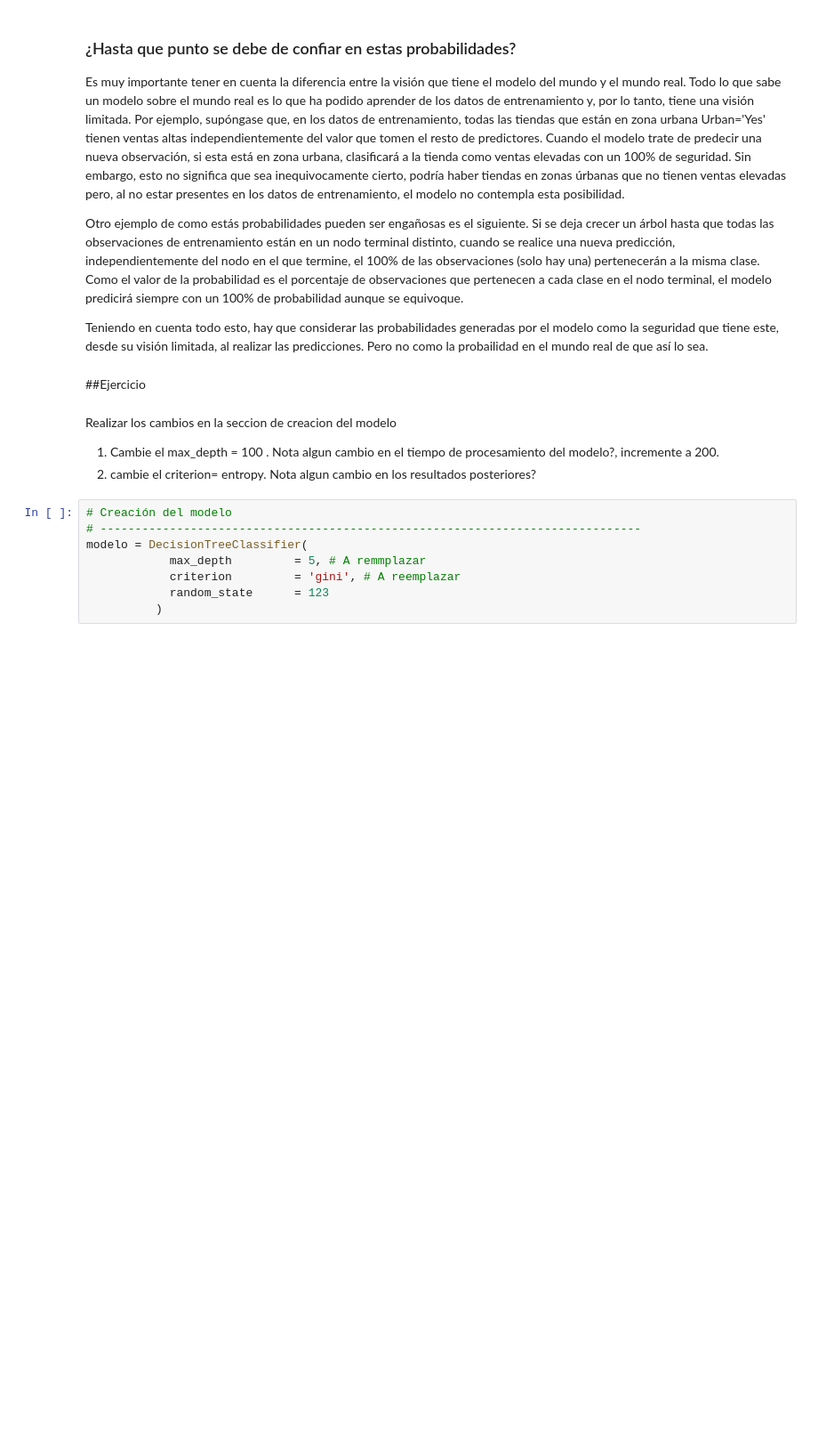
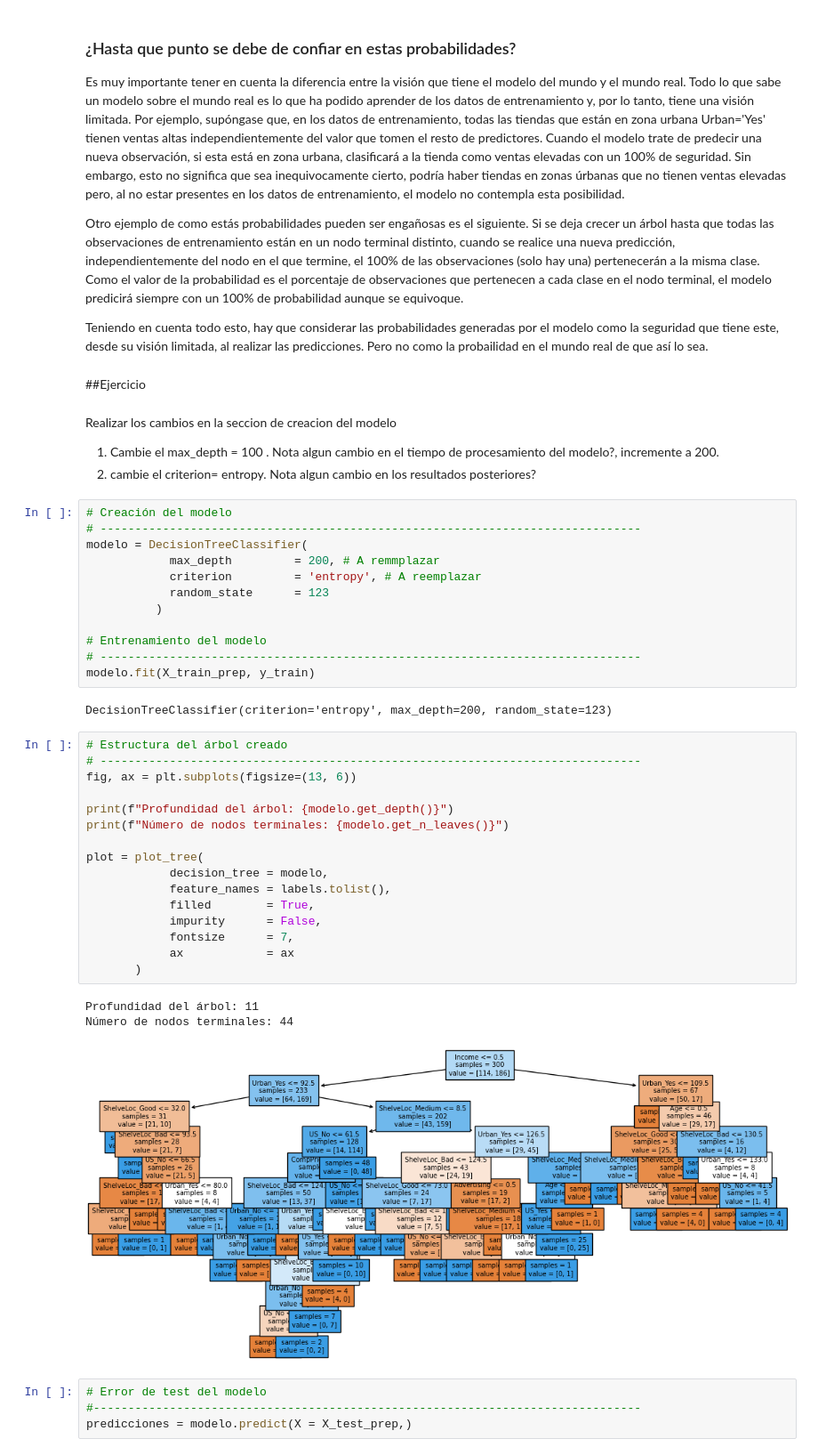
Before and after one commit to NicoapBol/DATA_SCIENCE_UPB_TASKS, a Jupyter notebook: 02 HW Code/017Unidad_5_Arboles_de_clasificación_y_predicción.ipynb, the cells around one changed output. Shown at 89% size. Saved outputs shown, nothing was run; the diff lists cells and outputs as text; blank space fills up the shorter version.

```diff
--- a/02 HW Code/017Unidad_5_Arboles_de_clasificación_y_predicción.ipynb
+++ b/02 HW Code/017Unidad_5_Arboles_de_clasificación_y_predicción.ipynb
@@ -389,7 +387,37 @@ Realizar los cambios en la seccion de creacion del modelo
 # Creación del modelo
 # ------------------------------------------------------------------------------
 modelo = DecisionTreeClassifier(
-            max_depth         = 5, # A remmplazar
-            criterion         = 'gini', # A reemplazar
+            max_depth         = 200, # A remmplazar
+            criterion         = 'entropy', # A reemplazar
             random_state      = 123
           )
+
+# Entrenamiento del modelo
+# ------------------------------------------------------------------------------
+modelo.fit(X_train_prep, y_train)
+# %% [output]
+DecisionTreeClassifier(criterion='entropy', max_depth=200, random_state=123)
+# %%
+# Estructura del árbol creado
+# ------------------------------------------------------------------------------
+fig, ax = plt.subplots(figsize=(13, 6))
+
+print(f"Profundidad del árbol: {modelo.get_depth()}")
+print(f"Número de nodos terminales: {modelo.get_n_leaves()}")
+
+plot = plot_tree(
+            decision_tree = modelo,
+            feature_names = labels.tolist(),
+            filled        = True,
+            impurity      = False,
+            fontsize      = 7,
+            ax            = ax
+       )
+# %% [output]
+Profundidad del árbol: 11
+Número de nodos terminales: 44
+[figure, added]
+# %%
+# Error de test del modelo
+#-------------------------------------------------------------------------------
+predicciones = modelo.predict(X = X_test_prep,)
```
Also changed, not shown: parts of 8 cells of this notebook.
